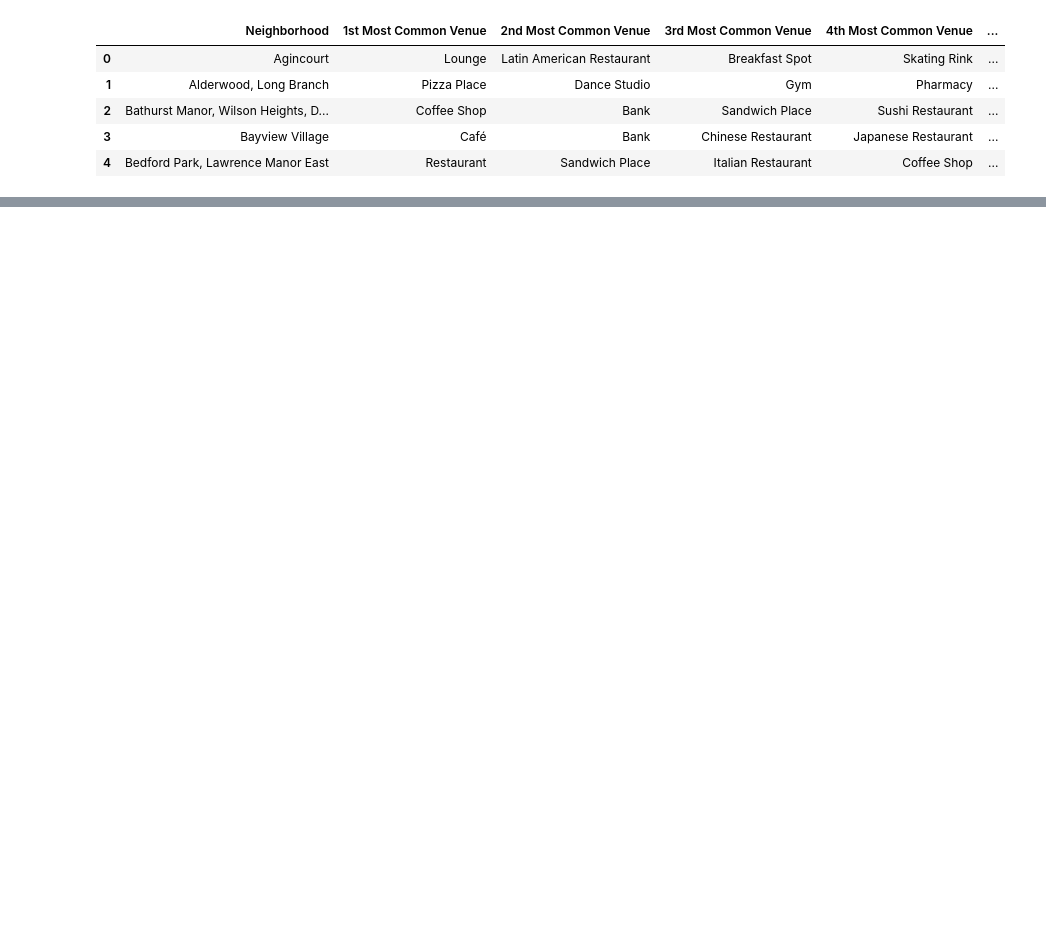
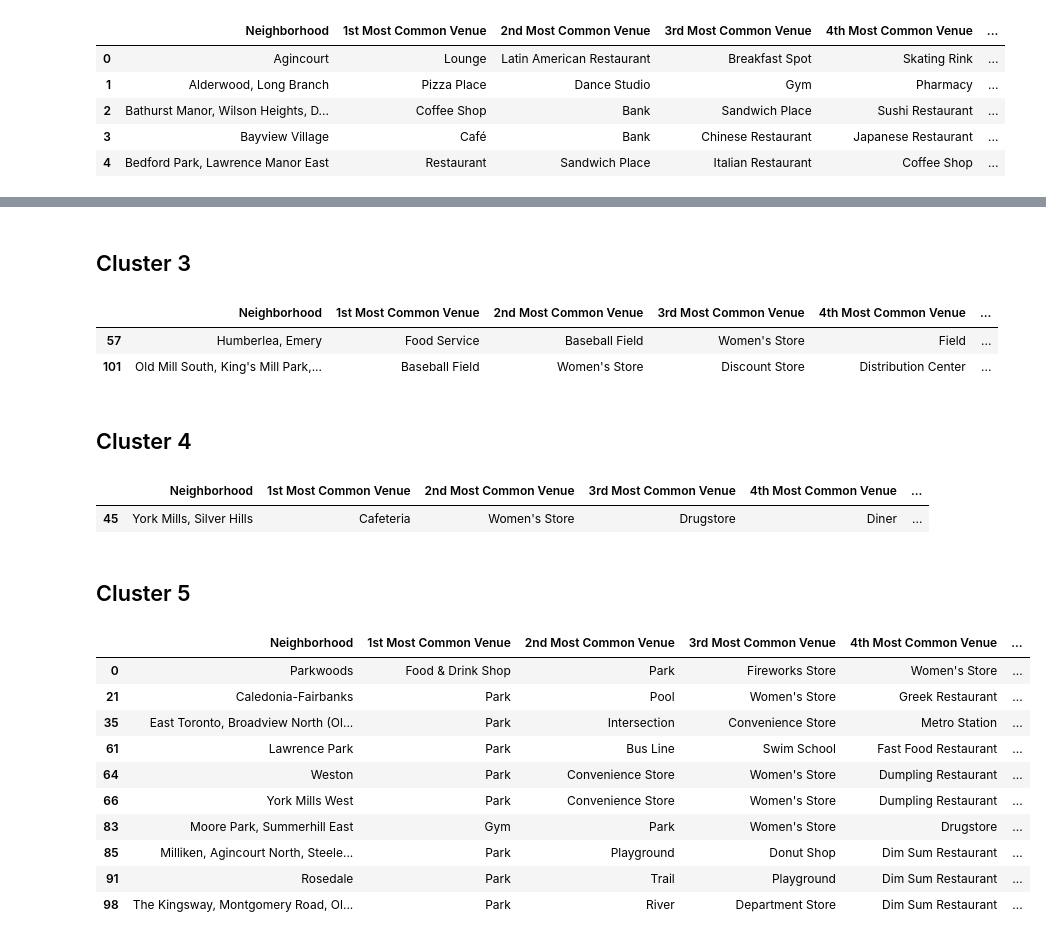
Before and after one commit to kristo-re/Coursera_Capstone, a Jupyter notebook: Part3_Neighborhoods_in_Toronto.ipynb, the cells around one changed output, grey strips where cells are left out. Drawn from its saved outputs; the diff is of its cells as text; code cells hidden in the pictures; blank space fills up the shorter version.

```diff
--- a/Part3_Neighborhoods_in_Toronto.ipynb
+++ b/Part3_Neighborhoods_in_Toronto.ipynb
@@ -361,0 +368,31 @@ toronto_merged.loc[toronto_merged['Cluster Labels'] == 0, toronto_merged.columns
+# %% [markdown]
+## Cluster 3
+# %%
+toronto_merged.loc[toronto_merged['Cluster Labels'] == 2, toronto_merged.columns[[2] + list(range(6, toronto_merged.shape[1]))]]
+# %% [output]
+|  | Neighborhood | 1st Most Common Venue | 2nd Most Common Venue | 3rd Most Common Venue | 4th Most Common Venue | ... |
+| 57 | Humberlea, Emery | Food Service | Baseball Field | Women's Store | Field | ... |
+| 101 | Old Mill South, King's Mill Park,... | Baseball Field | Women's Store | Discount Store | Distribution Center | ... |
+# %% [markdown]
+## Cluster 4
+# %%
+toronto_merged.loc[toronto_merged['Cluster Labels'] == 3, toronto_merged.columns[[2] + list(range(6, toronto_merged.shape[1]))]]
+# %% [output]
+|  | Neighborhood | 1st Most Common Venue | 2nd Most Common Venue | 3rd Most Common Venue | 4th Most Common Venue | ... |
+| 45 | York Mills, Silver Hills | Cafeteria | Women's Store | Drugstore | Diner | ... |
+# %% [markdown]
+## Cluster 5
+# %%
+toronto_merged.loc[toronto_merged['Cluster Labels'] == 4, toronto_merged.columns[[2] + list(range(6, toronto_merged.shape[1]))]]
+# %% [output]
+|  | Neighborhood | 1st Most Common Venue | 2nd Most Common Venue | 3rd Most Common Venue | 4th Most Common Venue | ... |
+| 0 | Parkwoods | Food & Drink Shop | Park | Fireworks Store | Women's Store | ... |
+| 21 | Caledonia-Fairbanks | Park | Pool | Women's Store | Greek Restaurant | ... |
+| 35 | East Toronto, Broadview North (Ol... | Park | Intersection | Convenience Store | Metro Station | ... |
+| 61 | Lawrence Park | Park | Bus Line | Swim School | Fast Food Restaurant | ... |
+| 64 | Weston | Park | Convenience Store | Women's Store | Dumpling Restaurant | ... |
+| 66 | York Mills West | Park | Convenience Store | Women's Store | Dumpling Restaurant | ... |
+| 83 | Moore Park, Summerhill East | Gym | Park | Women's Store | Drugstore | ... |
+| 85 | Milliken, Agincourt North, Steele... | Park | Playground | Donut Shop | Dim Sum Restaurant | ... |
+| 91 | Rosedale | Park | Trail | Playground | Dim Sum Restaurant | ... |
+| 98 | The Kingsway, Montgomery Road, Ol... | Park | River | Department Store | Dim Sum Restaurant | ... |
```
Also changed, not shown: parts of 19 cells of this notebook.
